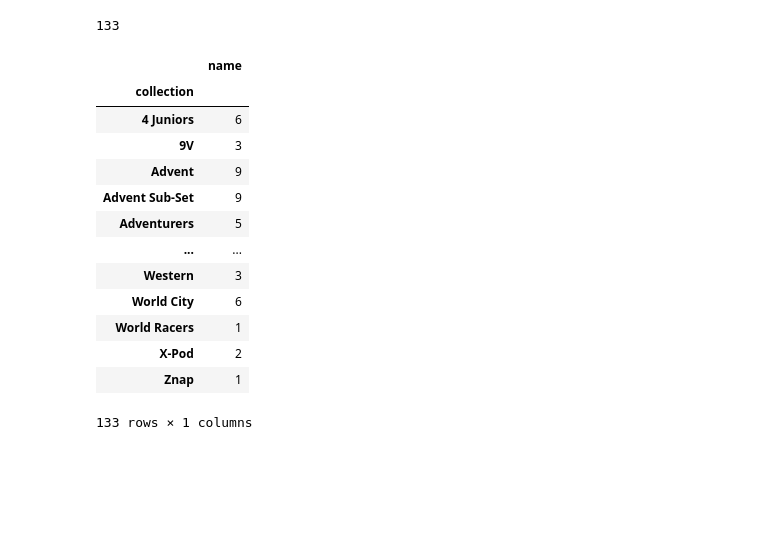
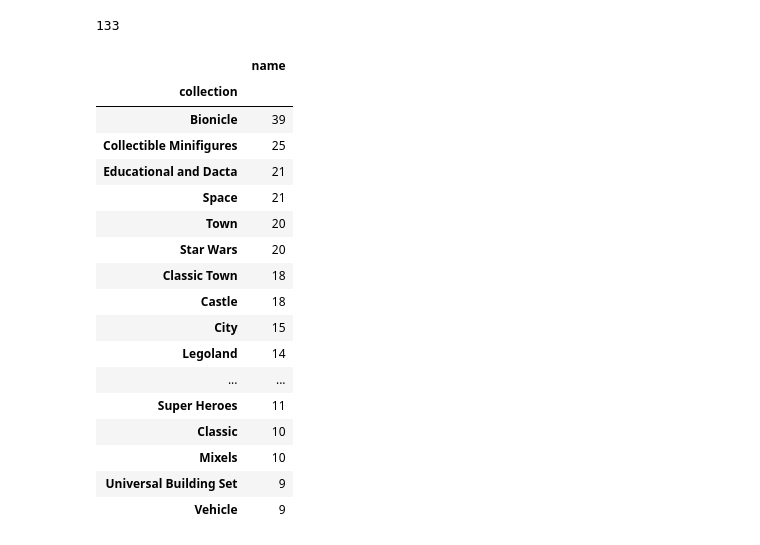
Before and after one commit to aucoeur/DS1.1-Final-Project, a Jupyter notebook: DS1.1-final-working.ipynb, the cells around one changed output. Cells and saved outputs as stored; diff of their text form; code cells hidden in the pictures; blank space fills up the shorter version.

```diff
--- a/DS1.1-final-working.ipynb
+++ b/DS1.1-final-working.ipynb
@@ -137,19 +123,23 @@ len(df['collection'].unique())
 133
 # %%
 unique_df = df.groupby('collection')['name'].nunique()
-unique_df.to_frame()
+unique_df.sort_values(ascending=False).to_frame().head(20)
 # %% [output]
 |  | name |
 | collection |  |
-| 4 Juniors | 6 |
-| 9V | 3 |
-| Advent | 9 |
-| Advent Sub-Set | 9 |
-| Adventurers | 5 |
+| Bionicle | 39 |
+| Collectible Minifigures | 25 |
+| Educational and Dacta | 21 |
+| Space | 21 |
+| Town | 20 |
+| Star Wars | 20 |
+| Classic Town | 18 |
+| Castle | 18 |
+| City | 15 |
+| Legoland | 14 |
 | ... | ... |
-| Western | 3 |
-| World City | 6 |
-| World Racers | 1 |
-| X-Pod | 2 |
-| Znap | 1 |
+| Super Heroes | 11 |
+| Classic | 10 |
+| Mixels | 10 |
+| Universal Building Set | 9 |
+| Vehicle | 9 |
-133 rows × 1 columns
```
Also changed, not shown: parts of 13 cells of this notebook.
